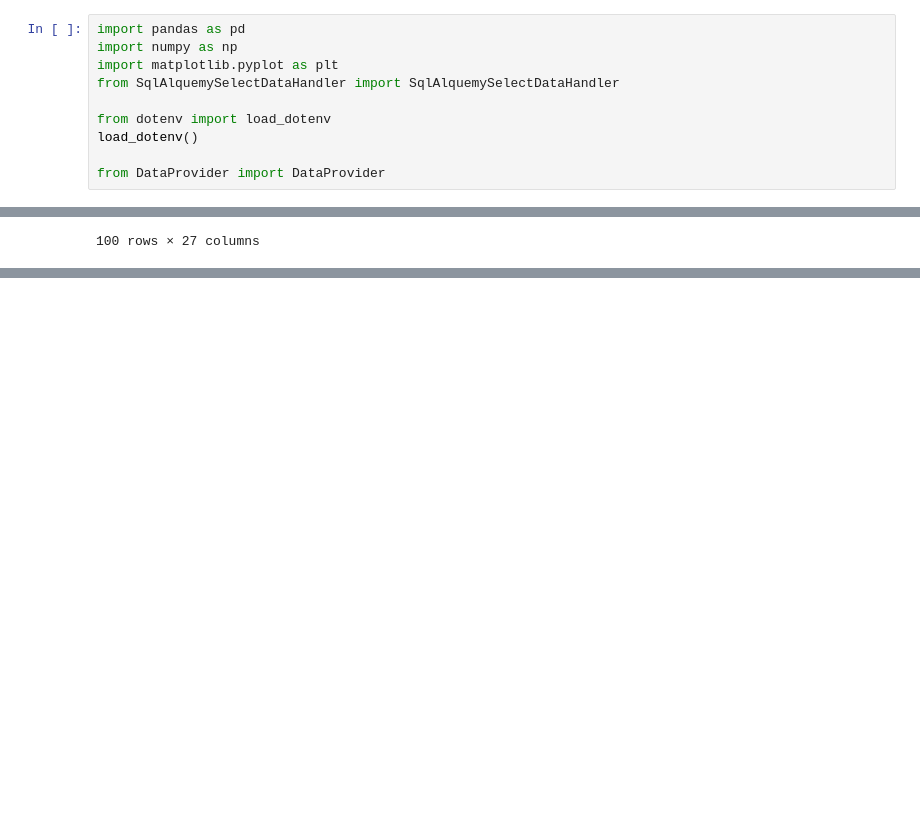
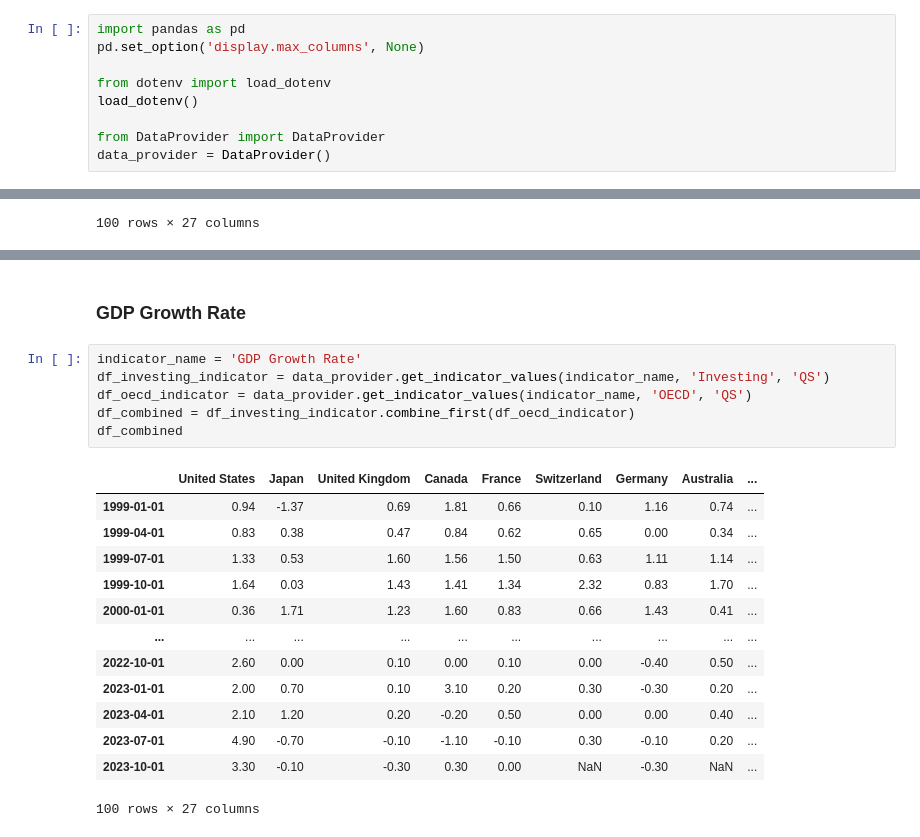
Before and after one commit to lharazin/TFM, a Jupyter notebook: Algorithm/data/prepare_indicators.ipynb, the cells around one changed output, grey strips where cells are left out. Saved outputs shown, nothing was run; the diff lists cells and outputs as text; blank space fills up the shorter version.

Commit message:
prepared key indicators in data provider

```diff
--- a/Algorithm/data/prepare_indicators.ipynb
+++ b/Algorithm/data/prepare_indicators.ipynb
@@ -1,10 +1,9 @@
 # %%
 import pandas as pd
-import numpy as np
-import matplotlib.pyplot as plt
-from SqlAlquemySelectDataHandler import SqlAlquemySelectDataHandler
+pd.set_option('display.max_columns', None)
 
 from dotenv import load_dotenv
 load_dotenv()
 
 from DataProvider import DataProvider
+data_provider = DataProvider()
@@ -125,0 +88,22 @@ dtype: int64
+# %% [markdown]
+### GDP Growth Rate
+# %%
+indicator_name = 'GDP Growth Rate'
+df_investing_indicator = data_provider.get_indicator_values(indicator_name, 'Investing', 'QS')
+df_oecd_indicator = data_provider.get_indicator_values(indicator_name, 'OECD', 'QS')
+df_combined = df_investing_indicator.combine_first(df_oecd_indicator)
+df_combined
+# %% [output]
+|  | United States | Japan | United Kingdom | Canada | France | Switzerland | Germany | Australia | ... |
+| 1999-01-01 | 0.94 | -1.37 | 0.69 | 1.81 | 0.66 | 0.10 | 1.16 | 0.74 | ... |
+| 1999-04-01 | 0.83 | 0.38 | 0.47 | 0.84 | 0.62 | 0.65 | 0.00 | 0.34 | ... |
+| 1999-07-01 | 1.33 | 0.53 | 1.60 | 1.56 | 1.50 | 0.63 | 1.11 | 1.14 | ... |
+| 1999-10-01 | 1.64 | 0.03 | 1.43 | 1.41 | 1.34 | 2.32 | 0.83 | 1.70 | ... |
+| 2000-01-01 | 0.36 | 1.71 | 1.23 | 1.60 | 0.83 | 0.66 | 1.43 | 0.41 | ... |
+| ... | ... | ... | ... | ... | ... | ... | ... | ... | ... |
+| 2022-10-01 | 2.60 | 0.00 | 0.10 | 0.00 | 0.10 | 0.00 | -0.40 | 0.50 | ... |
+| 2023-01-01 | 2.00 | 0.70 | 0.10 | 3.10 | 0.20 | 0.30 | -0.30 | 0.20 | ... |
+| 2023-04-01 | 2.10 | 1.20 | 0.20 | -0.20 | 0.50 | 0.00 | 0.00 | 0.40 | ... |
+| 2023-07-01 | 4.90 | -0.70 | -0.10 | -1.10 | -0.10 | 0.30 | -0.10 | 0.20 | ... |
+| 2023-10-01 | 3.30 | -0.10 | -0.30 | 0.30 | 0.00 | NaN | -0.30 | NaN | ... |
+100 rows × 27 columns
```
Also changed, not shown: parts of 48 cells of this notebook, 2 other files.
